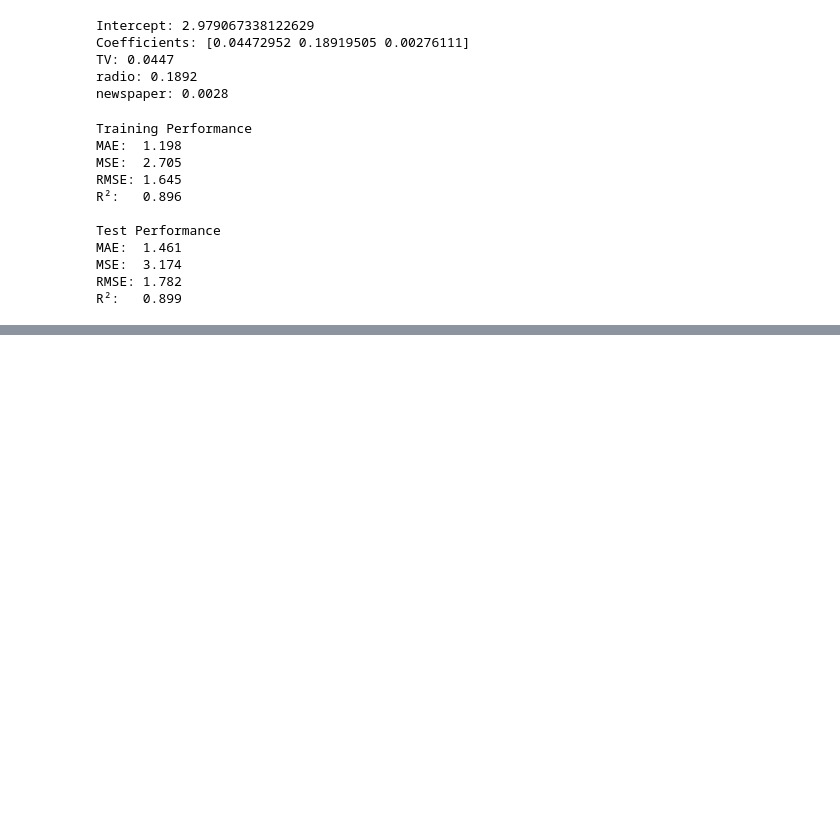
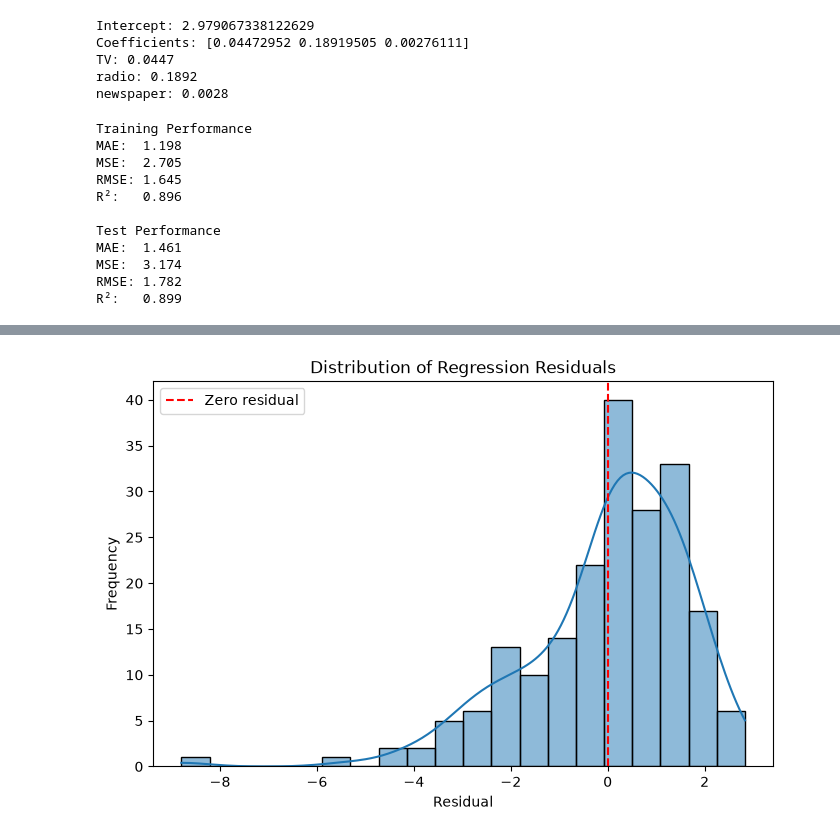
Before and after one commit to Gopi-6091/advertising-regression, a Jupyter notebook: notebooks/01_data_understanding.ipynb, the cells around one changed output, grey strips where cells are left out. Drawn from its saved outputs; the diff is of its cells as text; code cells hidden in the pictures; blank space fills up the shorter version.

```diff
--- a/notebooks/01_data_understanding.ipynb
+++ b/notebooks/01_data_understanding.ipynb
@@ -1008,0 +1112,24 @@ Notes:
+# %%
+plt.figure(figsize=(8, 5))
+
+sns.histplot(
+    residuals,
+    bins=20,
+    kde=True
+)
+
+plt.axvline(
+    0,
+    color="red",
+    linestyle="--",
+    label="Zero residual"
+)
+
+plt.xlabel("Residual")
+plt.ylabel("Frequency")
+plt.title("Distribution of Regression Residuals")
+plt.legend()
+
+plt.show()
+# %% [output]
+[figure, added]
```
Also changed, not shown: parts of 30 cells of this notebook, 4 other files.
